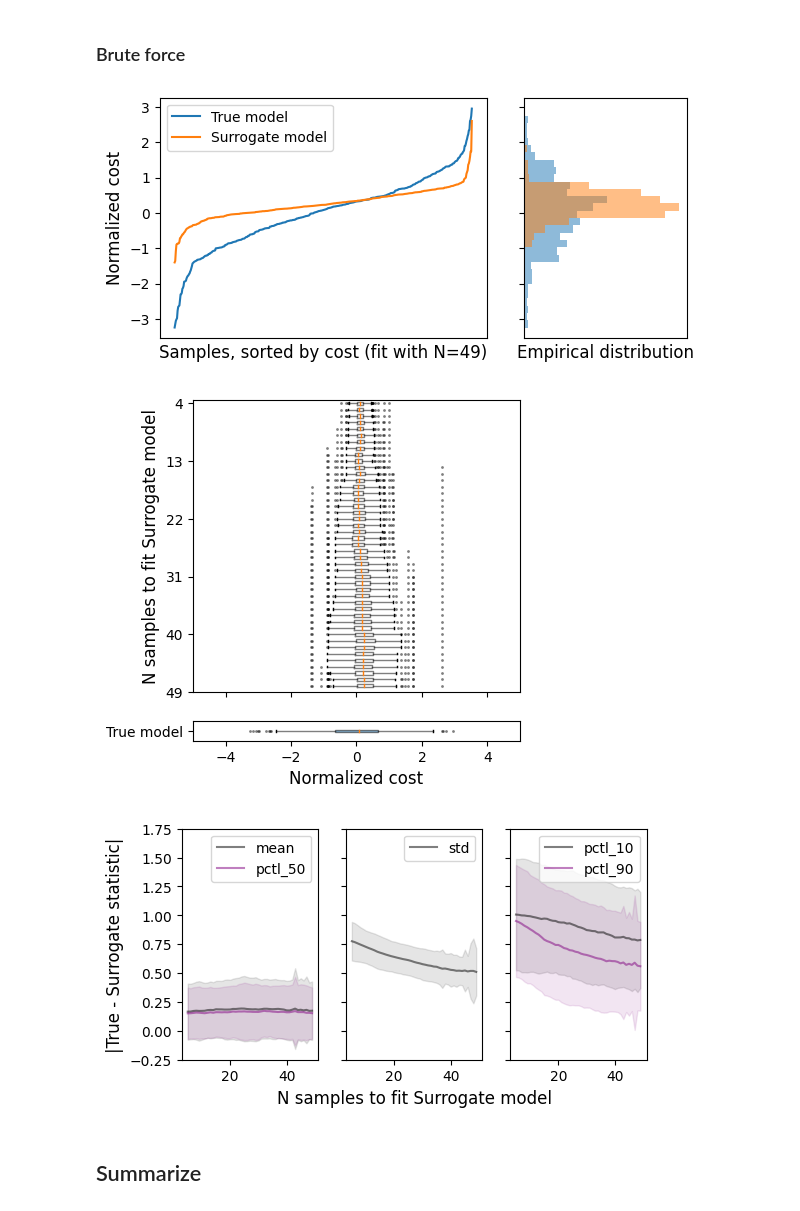
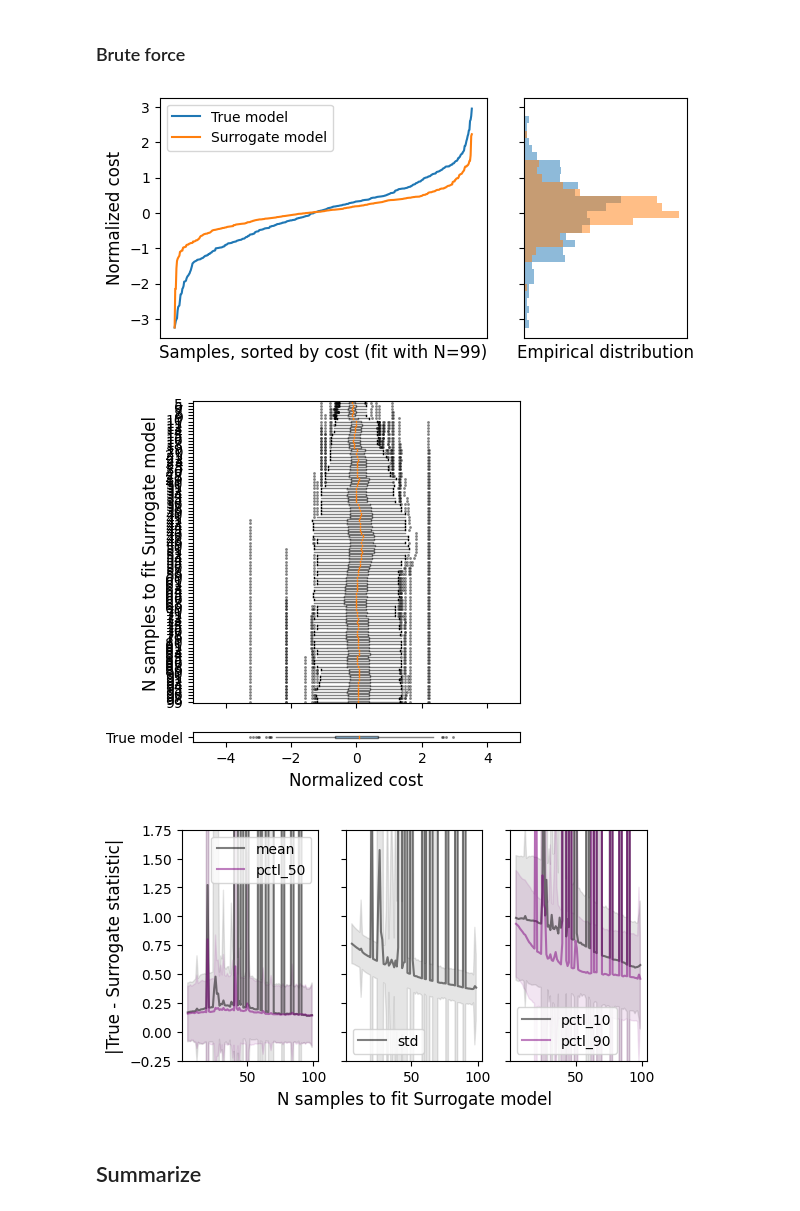
Before and after one commit to etrieschman/grid-planner, a Jupyter notebook: code/test_active_opt_boot.ipynb, the cells around one changed output. Saved outputs shown, nothing was run; the diff lists cells and outputs as text; code cells hidden in the pictures.

Commit message:
final plots

```diff
--- a/code/test_active_opt_boot.ipynb
+++ b/code/test_active_opt_boot.ipynb
@@ -63,10 +43,10 @@ time_model = data_out_base.to_numpy()[:,4].mean()
 fscale = StandardScaler().fit_transform(f.reshape(-1,1)).flatten()
 Xscale = StandardScaler().fit_transform(X)
 # %%
-n0, N = 5, 50
-n_bootstrap = 100
+n0, N = 2, 100
+n_bootstrap = 25
 l = 2
-save_mode = True
+save_mode = False
 # %% [markdown]
 ## Train surrogate model
 # %%
@@ -77,4 +58,4 @@ results_true['runtime'] = [time_model*n]
 ### Random
 # %%
 bootstrap_rand, results_rand, fpreds_rand = bootstrap_mes_stats(
-    'random', Xscale, fscale, N, n0, l, n_bootstrap, results_true)
+    'random', Xscale, fscale, N, n0, l, n_bootstrap, stats)
@@ -146,21 +117,23 @@ plot_stats_boot(bootstrap_particle, n0, N, save_file=file_names[2])
 ### Brute force
 # %%
 bootstrap_brute, results_brute, fpreds_brute = bootstrap_mes_stats(
-    'brute', Xscale, fscale, N, n0, l, n_bootstrap, results_true)
+    'brute', Xscale, fscale, N, n0, l, n_bootstrap, stats)
+# %%
+diffs_brute = get_diffs(bootstrap_rand, results_true)
 # %%
 pre = 'brute'
 results, fpreds = results_brute, fpreds_brute
 
 file_names = [None, None, None]
 if save_mode:
     file_names = [pre+'_dist', pre+'_boxplot', pre+'_statsboot']
 plot_dist(fscale, fpreds[N-1], N = N-1, bins=30, save_file=file_names[0])
 plot_boxplots(fscale, fpreds, xlim=(-5, 5), save_file=file_names[1])
-plot_stats_boot(bootstrap_brute, n0, N, save_file=file_names[2])
+plot_stats_boot(diffs_brute, n0, N, save_file=file_names[2])
 # %% [output]
-[figure, old version]
+[figure, new version]
-[figure, old version]
+[figure, new version]
-[figure, old version]
+[figure, new version]
 # %% [markdown]
 ## Summarize
 # %%
```
Also changed, not shown: parts of 16 cells of this notebook, 16 other files.
